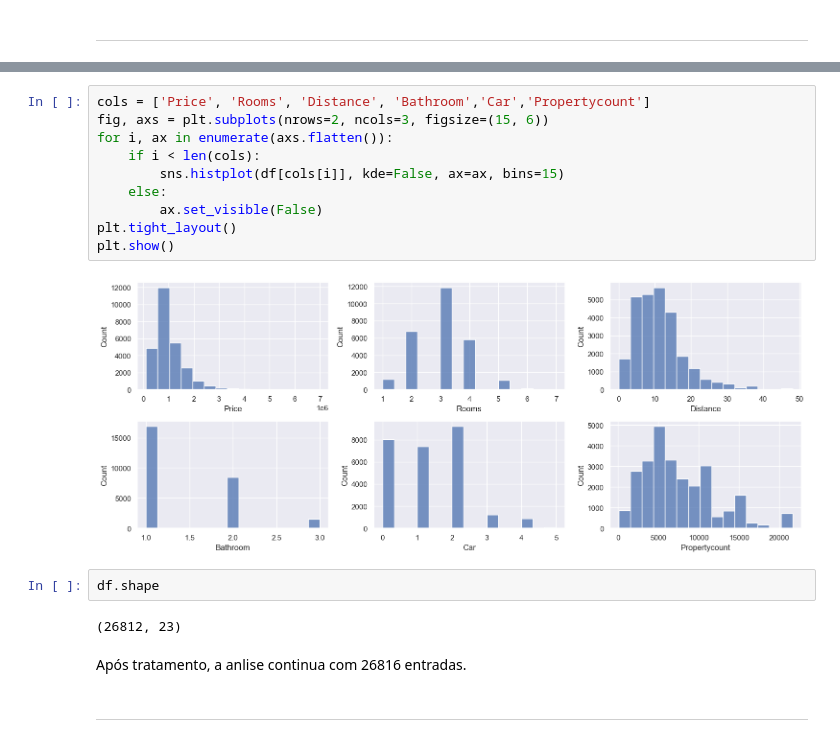
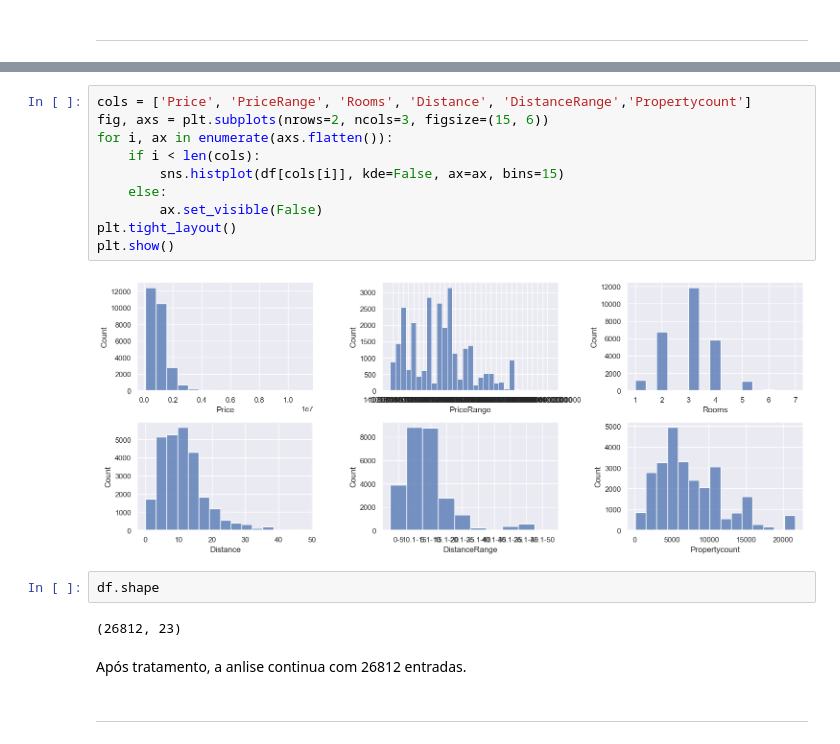
Before and after one commit to Riguini/Melbourne-Housing-Snapshot, a Jupyter notebook: Notebooks/Melbourne_Housing_Dataset.ipynb, the cells around one changed output, grey strips where cells are left out. Saved outputs shown, nothing was run; the diff lists cells and outputs as text.

```diff
--- a/Notebooks/Melbourne_Housing_Dataset.ipynb
+++ b/Notebooks/Melbourne_Housing_Dataset.ipynb
@@ -463,21 +463,21 @@ memory usage: 5.1+ MB
 # %%
-cols = ['Price', 'Rooms', 'Distance', 'Bathroom','Car','Propertycount']
+cols = ['Price', 'PriceRange', 'Rooms', 'Distance', 'DistanceRange','Propertycount']
 fig, axs = plt.subplots(nrows=2, ncols=3, figsize=(15, 6))
 for i, ax in enumerate(axs.flatten()):
     if i < len(cols):
         sns.histplot(df[cols[i]], kde=False, ax=ax, bins=15)
     else:
         ax.set_visible(False)
 plt.tight_layout()
 plt.show()
 # %% [output]
-[figure, old version]
+[figure, new version]
 # %%
 df.shape
 # %% [output]
 (26812, 23)
 # %% [markdown]
-Após tratamento, a anlise continua com 26816 entradas.
+Após tratamento, a anlise continua com 26812 entradas.
 # %% [markdown]
 * * * * * * * * * * * * * * * * * * * * * *
 # %%
```
Also changed, not shown: parts of 2 cells of this notebook.
